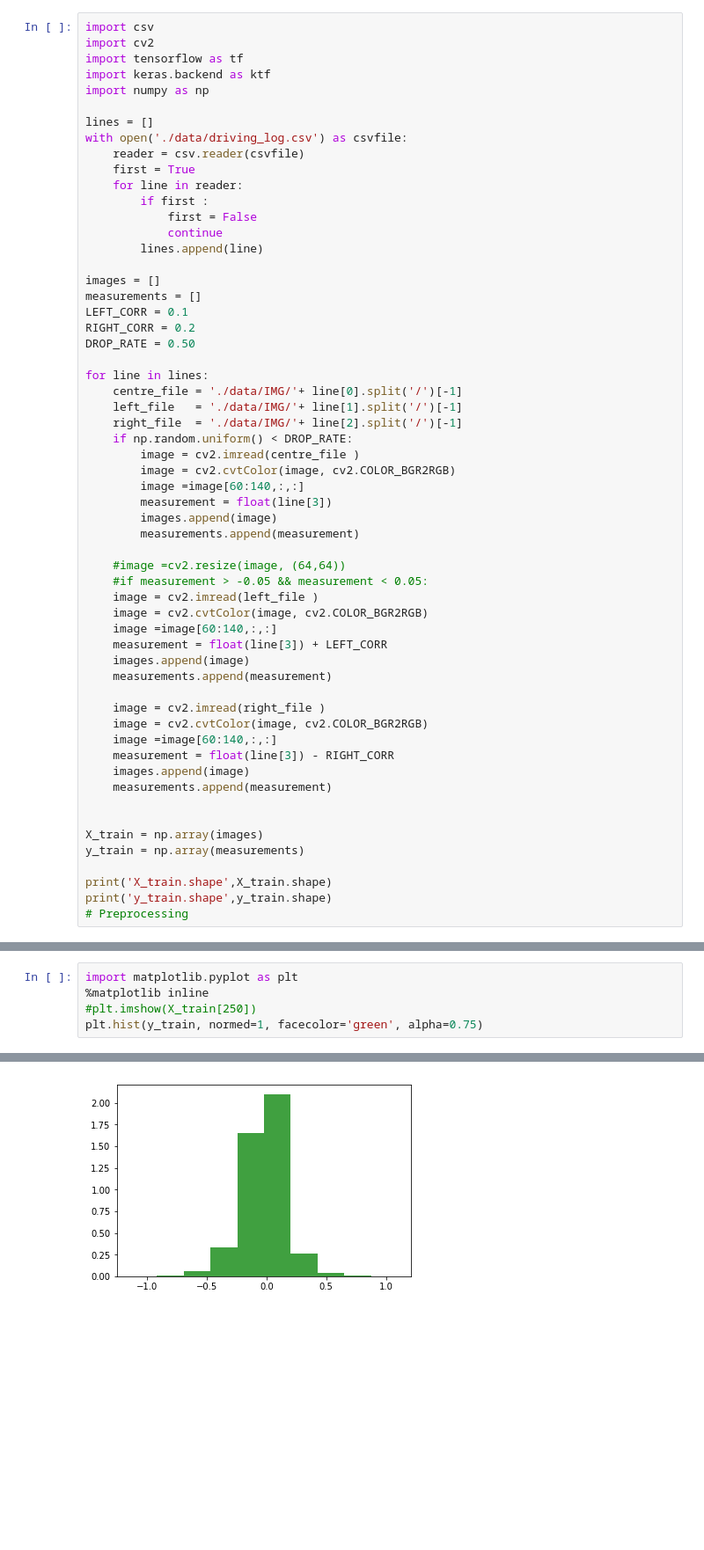
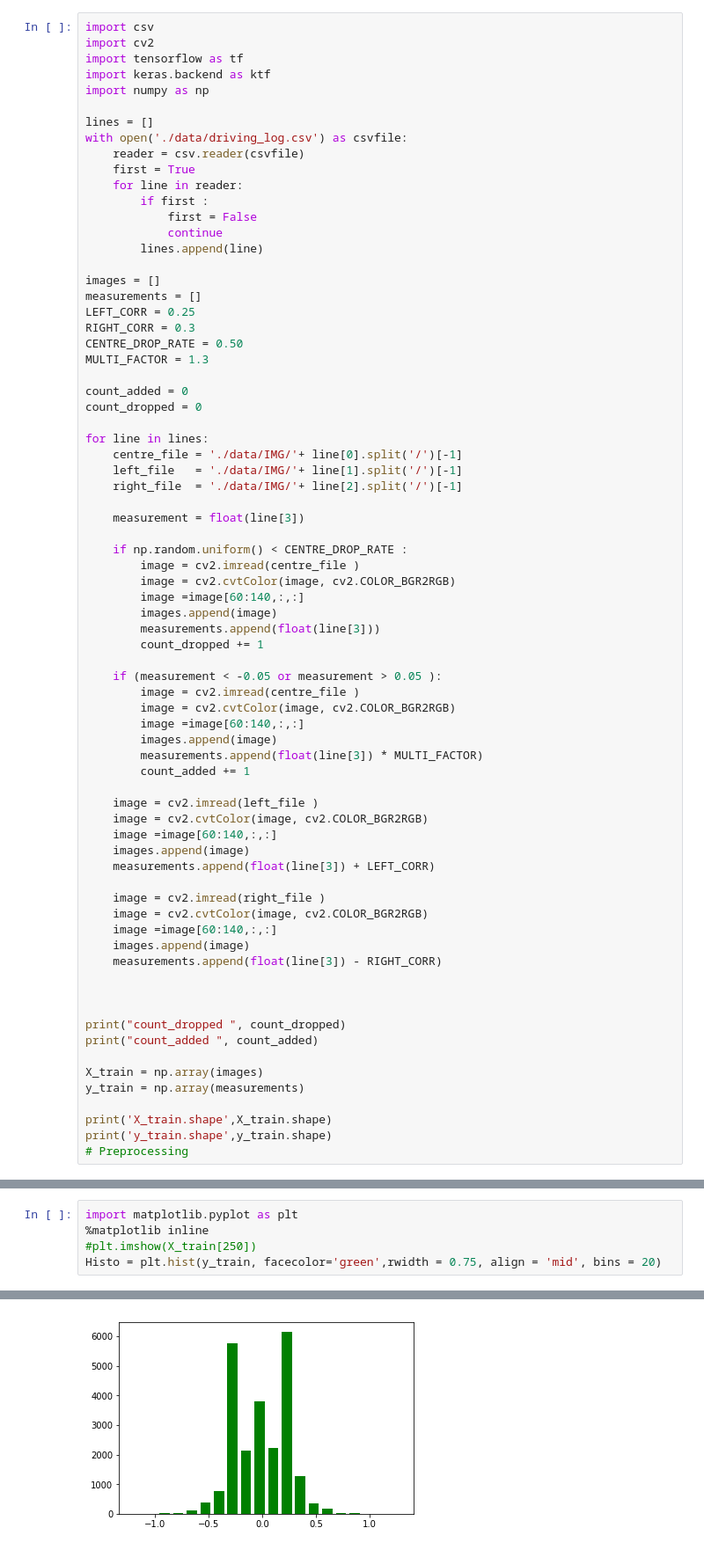
Before and after one commit to ssikmr/CarND-Behavioral-Cloning-P3, a Jupyter notebook: model_first.ipynb, the cells around one changed output, grey strips where cells are left out. Shown: that part at 88% size. Cells and saved outputs as stored; diff of their text form; blank space fills up the shorter version.

```diff
--- a/model_first.ipynb
+++ b/model_first.ipynb
@@ -17,38 +17,53 @@ with open('./data/driving_log.csv') as csvfile:
 
 images = []
 measurements = []
-LEFT_CORR = 0.1
-RIGHT_CORR = 0.2
-DROP_RATE = 0.50
+LEFT_CORR = 0.25
+RIGHT_CORR = 0.3
+CENTRE_DROP_RATE = 0.50
+MULTI_FACTOR = 1.3
+
+count_added = 0
+count_dropped = 0
 
 for line in lines:
     centre_file = './data/IMG/'+ line[0].split('/')[-1]
     left_file   = './data/IMG/'+ line[1].split('/')[-1]
     right_file  = './data/IMG/'+ line[2].split('/')[-1]
-    if np.random.uniform() < DROP_RATE:
+
+    measurement = float(line[3])
+
+    if np.random.uniform() < CENTRE_DROP_RATE :
         image = cv2.imread(centre_file )
         image = cv2.cvtColor(image, cv2.COLOR_BGR2RGB)
         image =image[60:140,:,:]
-        measurement = float(line[3])
         images.append(image)
-        measurements.append(measurement)
+        measurements.append(float(line[3]))
+        count_dropped += 1
 
-    #image =cv2.resize(image, (64,64))
-    #if measurement > -0.05 && measurement < 0.05:
+    if (measurement < -0.05 or measurement > 0.05 ):
+        image = cv2.imread(centre_file )
+        image = cv2.cvtColor(image, cv2.COLOR_BGR2RGB)
+        image =image[60:140,:,:]
+        images.append(image)
+        measurements.append(float(line[3]) * MULTI_FACTOR)
+        count_added += 1
+
     image = cv2.imread(left_file )
     image = cv2.cvtColor(image, cv2.COLOR_BGR2RGB)
     image =image[60:140,:,:]
-    measurement = float(line[3]) + LEFT_CORR
     images.append(image)
-    measurements.append(measurement)
+    measurements.append(float(line[3]) + LEFT_CORR)
 
     image = cv2.imread(right_file )
     image = cv2.cvtColor(image, cv2.COLOR_BGR2RGB)
     image =image[60:140,:,:]
-    measurement = float(line[3]) - RIGHT_CORR
     images.append(image)
-    measurements.append(measurement)
+    measurements.append(float(line[3]) - RIGHT_CORR)
 
+
+
+print("count_dropped ", count_dropped)
+print("count_added ", count_added)
 
 X_train = np.array(images)
 y_train = np.array(measurements)
@@ -63,5 +80,5 @@ y_train.shape (20099,)
 import matplotlib.pyplot as plt
 %matplotlib inline
 #plt.imshow(X_train[250])
-plt.hist(y_train, normed=1, facecolor='green', alpha=0.75)
+Histo = plt.hist(y_train, facecolor='green',rwidth = 0.75, align = 'mid', bins = 20)
 # %% [output]
@@ -75 +85 @@ plt.hist(y_train, normed=1, facecolor='green', alpha=0.75)
-[figure, old version]
+[figure, new version]
```
Also changed, not shown: parts of 5 cells of this notebook, 3 other files.
